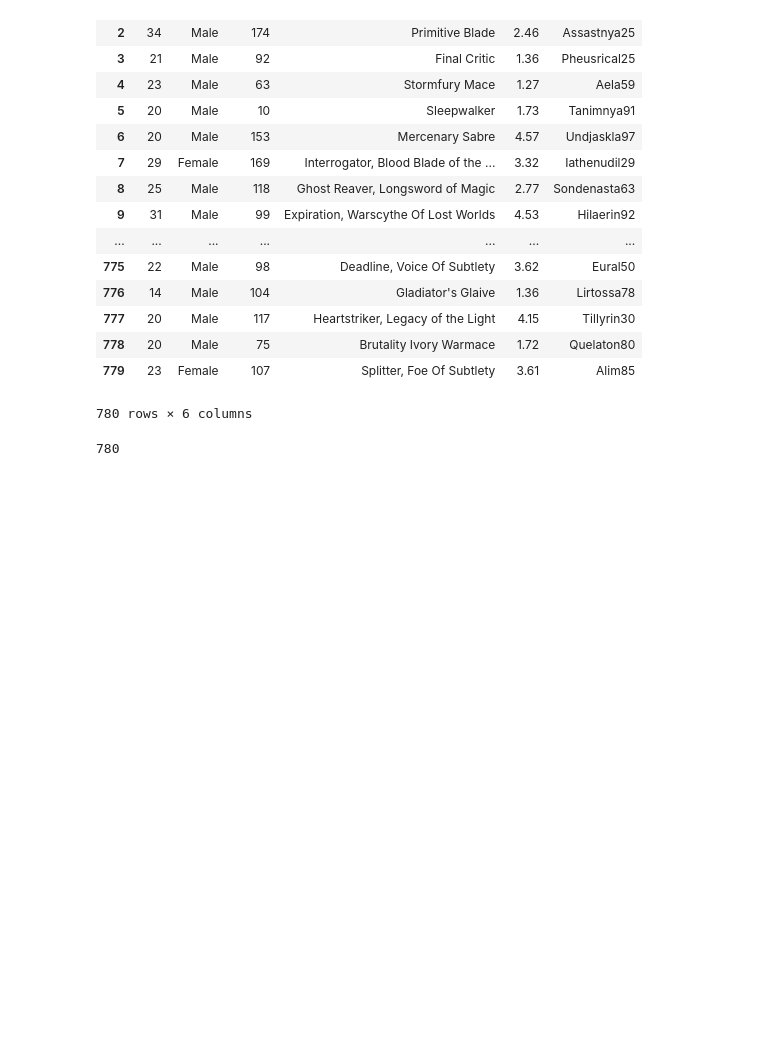
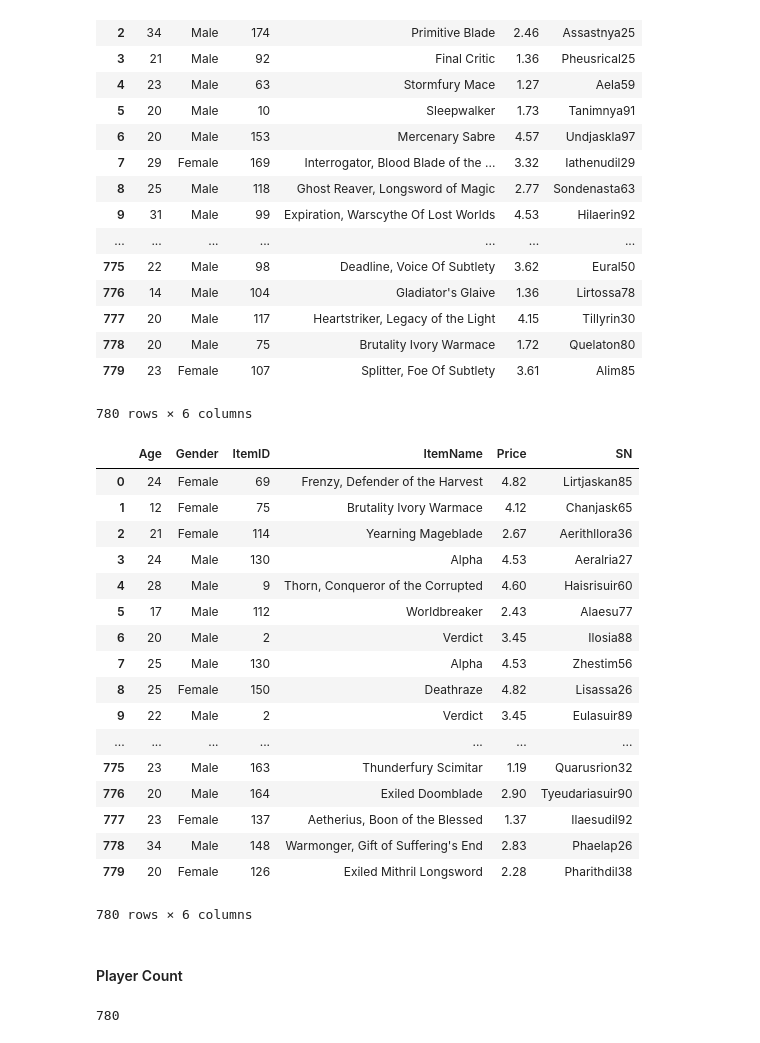
Before and after one commit to kundami/python-challenge, a Jupyter notebook: PyPandas/Pymoli.ipynb, the cells around one changed output. Drawn from its saved outputs; the diff is of its cells as text; code cells hidden in the pictures; blank space fills up the shorter version.

```diff
--- a/PyPandas/Pymoli.ipynb
+++ b/PyPandas/Pymoli.ipynb
@@ -24,6 +33,31 @@ df
 | 778 | 20 | Male | 75 | Brutality Ivory Warmace | 1.72 | Quelaton80 |
 | 779 | 23 | Female | 107 | Splitter, Foe Of Subtlety | 3.61 | Alim85 |
 780 rows × 6 columns
+# %%
+df2 = pd.read_json("purchase_data_2.json")
+df2.columns = [ 'Age','Gender','ItemID','ItemName','Price','SN']
+df2
+# %% [output]
+|  | Age | Gender | ItemID | ItemName | Price | SN |
+| 0 | 24 | Female | 69 | Frenzy, Defender of the Harvest | 4.82 | Lirtjaskan85 |
+| 1 | 12 | Female | 75 | Brutality Ivory Warmace | 4.12 | Chanjask65 |
+| 2 | 21 | Female | 114 | Yearning Mageblade | 2.67 | Aerithllora36 |
+| 3 | 24 | Male | 130 | Alpha | 4.53 | Aeralria27 |
+| 4 | 28 | Male | 9 | Thorn, Conqueror of the Corrupted | 4.60 | Haisrisuir60 |
+| 5 | 17 | Male | 112 | Worldbreaker | 2.43 | Alaesu77 |
+| 6 | 20 | Male | 2 | Verdict | 3.45 | Ilosia88 |
+| 7 | 25 | Male | 130 | Alpha | 4.53 | Zhestim56 |
+| 8 | 25 | Female | 150 | Deathraze | 4.82 | Lisassa26 |
+| 9 | 22 | Male | 2 | Verdict | 3.45 | Eulasuir89 |
+| ... | ... | ... | ... | ... | ... | ... |
+| 775 | 23 | Male | 163 | Thunderfury Scimitar | 1.19 | Quarusrion32 |
+| 776 | 20 | Male | 164 | Exiled Doomblade | 2.90 | Tyeudariasuir90 |
+| 777 | 23 | Female | 137 | Aetherius, Boon of the Blessed | 1.37 | Ilaesudil92 |
+| 778 | 34 | Male | 148 | Warmonger, Gift of Suffering's End | 2.83 | Phaelap26 |
+| 779 | 20 | Female | 126 | Exiled Mithril Longsword | 2.28 | Pharithdil38 |
+780 rows × 6 columns
+# %% [markdown]
+#### Player Count
 # %%
 #Total Number of Players
 NumPlayers=df['Age'].count()
```
Also changed, not shown: parts of 22 cells of this notebook.
